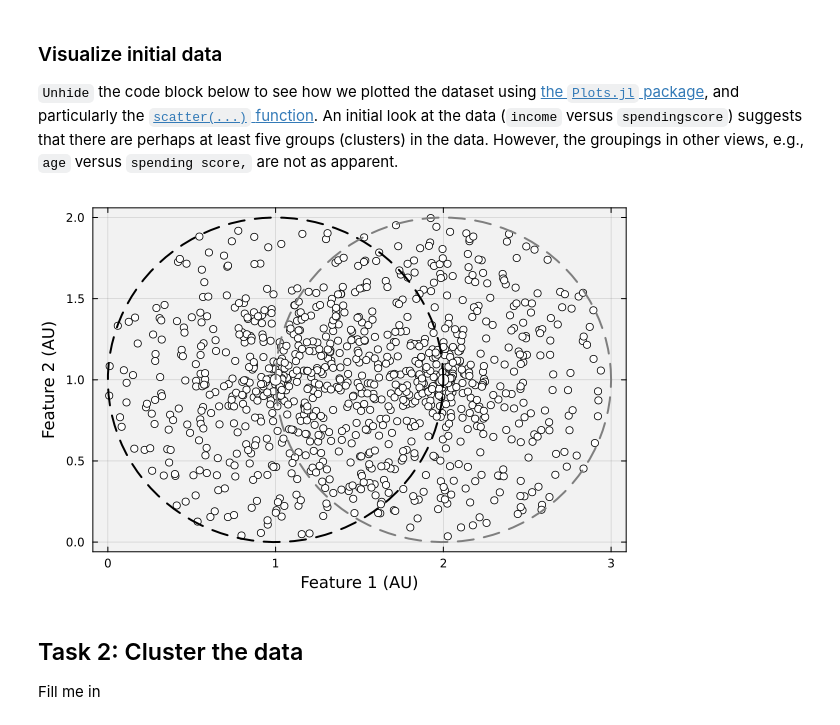
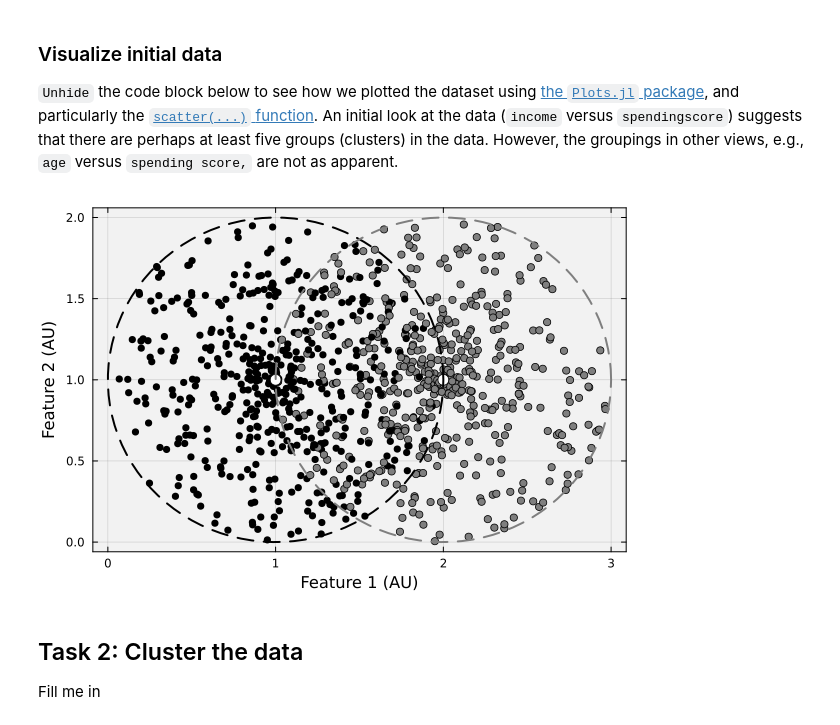
Before and after one commit to varnerlab/PS1-CHEME-5820-SP25, a Jupyter notebook: PS1-CHEME-5820-Solution-S25.ipynb, the cells around one changed output. Cells and saved outputs as stored; diff of their text form; code cells hidden in the pictures.

```diff
--- a/PS1-CHEME-5820-Solution-S25.ipynb
+++ b/PS1-CHEME-5820-Solution-S25.ipynb
@@ -18,11 +18,11 @@ Finally, let's set up the color dictionary for the visualizations in the lecture
 number_label_one = 500;
 number_label_two = 500;
 total_number_of_points = (number_label_one + number_label_two);
-number_of_features = 2; # features: (x,y)
+number_of_features = 3; # features: (x,y,l)
 c₁ = (1.0,1.0); # center for cluster 1
  c₂ = (2.0, 1.0); # center for cluster 2
 maxiter = 20000; # maximum iterations of our K-means
-K = 3; # number of clusters. Why do we pick 5?
+K = 2; # number of clusters. Why do we pick 5?
 ϵ = 1e-6; # tolerance for termination. We can set this to whatever we want
 # %%
 my_color_dictionary = Dict{Int64,RGB}();
@@ -37,8 +37,8 @@ D = let
 
     # initialize -
     D = Array{Float64,2}(undef, total_number_of_points, number_of_features);
-    s₁ = generatedata(c₁, number_of_points = number_label_one); # generate label 1 data
-    s₂ = generatedata(c₂, number_of_points = number_label_two); # generate label 2 data
+    s₁ = generatedata(c₁, number_of_points = number_label_one, label=1); # generate label 1 data
+    s₂ = generatedata(c₂, number_of_points = number_label_two, label=2); # generate label 2 data
 
     # mix s₁, s₂ together (randomly)
     tmp = vcat(s₁,s₂)
@@ -67,26 +87,35 @@ end
 # %%
 let
 
     dataset = D; # what dataset am I looking at?
     horizontal_index = 1;
     vertical_index = 2;
     p = plot(bg="gray95", background_color_outside="white", framestyle = :box, fg_legend = :transparent); # make an empty plot
 
     circle_one = fixedcircle(c₁);
     circle_two = fixedcircle(c₂);
 
-    scatter!(dataset[:, horizontal_index], dataset[:, vertical_index], label="", mec=:navy, c=:white)
+    for i ∈ 1:total_number_of_points
+        label = dataset[i,3]; # label
+        c = :black;
+        if label == 2
+            c = :gray50
+        end
+        scatter!([dataset[i, horizontal_index]], [dataset[i, vertical_index]], label="", mec=:navy, c=c)
+    end
+
+
+
     scatter!([c₁[1]], [c₁[2]], ms=6, mec=:navy, c=:white, label="")
     scatter!([c₂[1]], [c₂[2]], ms=6, mec=:navy, c=:white, label="")
     plot!(circle_one[:,1], circle_one[:,2], lw=2, c=:black, ls=:dash, label="")
     plot!(circle_two[:,1], circle_two[:,2], lw=2, c=:gray50, ls=:dash, label="")
 
-
     xlabel!("Feature 1 (AU)", fontsize=18);
     ylabel!("Feature 2 (AU)", fontsize=18);
 end
 # %% [output]
-[figure, old version]
+[figure, new version]
 # %% [markdown]
 ## Task 2: Cluster the data
 Fill me in
```
Also changed, not shown: parts of 6 cells of this notebook, 1 other file.
